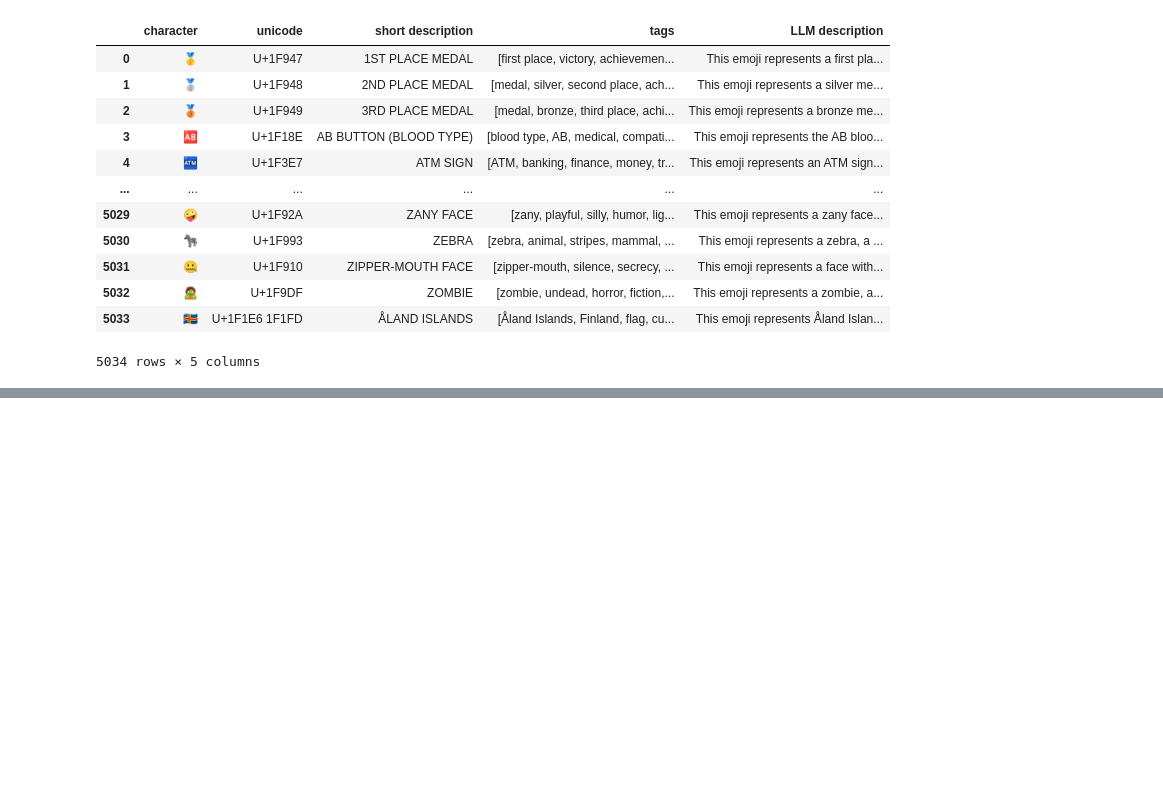
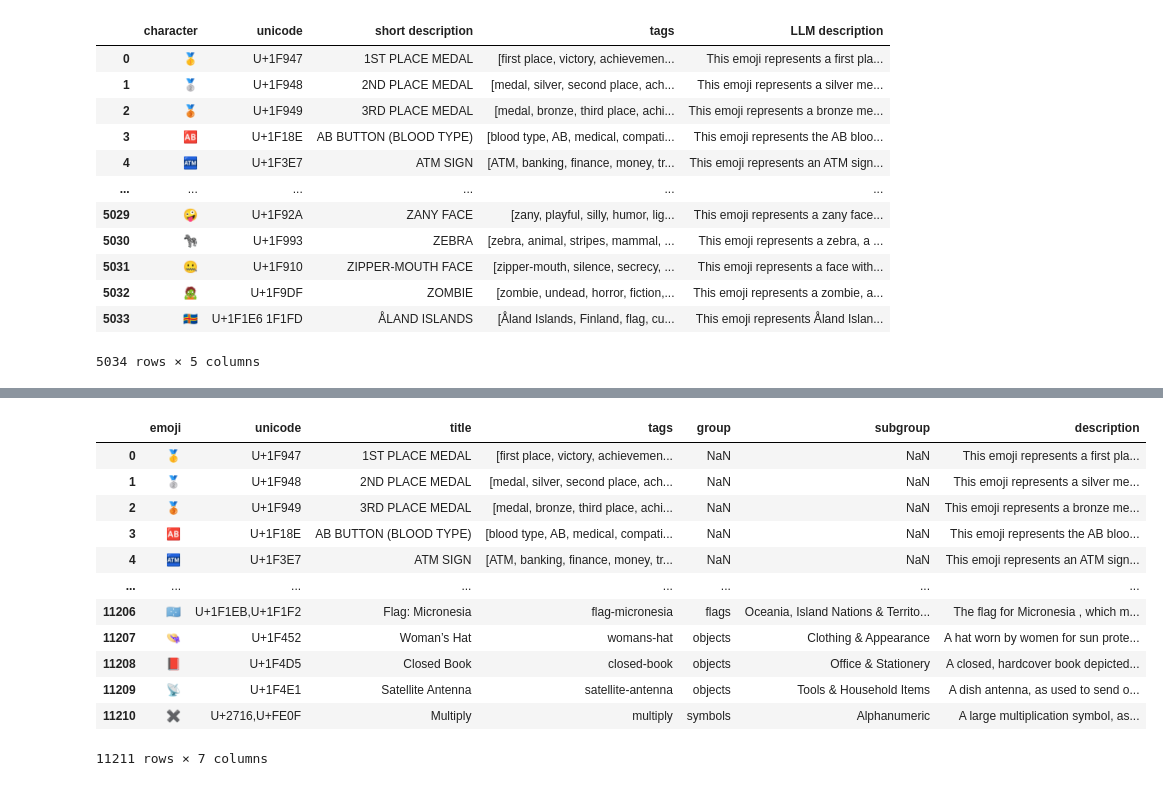
Before and after one commit to LCM-W25-3035/EmojiGen, a Jupyter notebook: Notebooks/EmojiGen.ipynb, the cells around one changed output, grey strips where cells are left out. Saved outputs shown, nothing was run; the diff lists cells and outputs as text; code cells hidden in the pictures; blank space fills up the shorter version.

Commit message:
Merge llm_emoji, openmoji and emojipedia dataframes

```diff
--- a/Notebooks/EmojiGen.ipynb
+++ b/Notebooks/EmojiGen.ipynb
@@ -97,3 +97,11 @@ llm_emoji_df
 # %%
 # Merge the llm_emoji_df, openmoji_df, emojipedia_df based on unicode/hexcode
 # The final df should have unicode, title (short descriotion, annotation), tags, group, subgroup, description)
+new_columns = ['emoji', 'unicode', 'title', 'tags', 'group', 'subgroup', 'description']
+
+llm_emoji_df.info()
+new_order = ['character', 'unicode', 'short description', 'tags', 'LLM description']
+llm_emoji_sm_df = llm_emoji_df[new_order]
+llm_emoji_sm_df.rename(columns={'character':'emoji', 'unicode':'unicode', 'short description':'title',
+'tags':'tags', 'LLM description':'description'}, inplace=True)
+llm_emoji_sm_df.head()
@@ -99,0 +127,7 @@ llm_emoji_df
+# %%
+open_moji_df.info()
+new_order = ['emoji', 'hexcode', 'annotation', 'tags', 'group', 'subgroups']
+open_moji_sm_df = open_moji_df[new_order]
+open_moji_sm_df.rename(columns={'emoji':'emoji', 'hexcode':'unicode', 'annotation':'title',
+'tags':'tags', 'group':'group', 'subgroups':'subgroup'}, inplace=True)
+open_moji_sm_df.head()
@@ -99,0 +158,7 @@ llm_emoji_df
+# %%
+emojipedia_df.info()
+new_order = ['Emoji', 'Codepoints Hex', 'Title', 'DescribedBy', 'Group', 'Subgroup', 'Description']
+emojipedia_sm_df = emojipedia_df[new_order]
+emojipedia_sm_df.rename(columns={'Emoji':'emoji', 'Codepoints Hex':'unicode', 'Title':'title',
+'DescribedBy':'tags', 'Group':'group', 'Subgroup':'subgroup', 'Description':'description'}, inplace=True)
+emojipedia_sm_df.head()
@@ -99,0 +187,26 @@ llm_emoji_df
+# %%
+for col in new_columns:
+    if col not in llm_emoji_sm_df.columns:
+        llm_emoji_sm_df[col] = 'NaN'
+    if col not in open_moji_sm_df.columns:
+        open_moji_sm_df[col] = 'NaN'
+    if col not in emojipedia_sm_df.columns:
+        emojipedia_sm_df[col] = 'NaN'
+
+mixed_df = pd.concat([llm_emoji_sm_df, open_moji_sm_df, emojipedia_sm_df], ignore_index=True)
+mixed_df = mixed_df[new_columns]
+mixed_df
+# %% [output]
+|  | emoji | unicode | title | tags | group | subgroup | description |
+| 0 | 🥇 | U+1F947 | 1ST PLACE MEDAL | [first place, victory, achievemen... | NaN | NaN | This emoji represents a first pla... |
+| 1 | 🥈 | U+1F948 | 2ND PLACE MEDAL | [medal, silver, second place, ach... | NaN | NaN | This emoji represents a silver me... |
+| 2 | 🥉 | U+1F949 | 3RD PLACE MEDAL | [medal, bronze, third place, achi... | NaN | NaN | This emoji represents a bronze me... |
+| 3 | 🆎 | U+1F18E | AB BUTTON (BLOOD TYPE) | [blood type, AB, medical, compati... | NaN | NaN | This emoji represents the AB bloo... |
+| 4 | 🏧 | U+1F3E7 | ATM SIGN | [ATM, banking, finance, money, tr... | NaN | NaN | This emoji represents an ATM sign... |
+| ... | ... | ... | ... | ... | ... | ... | ... |
+| 11206 | 🇫🇲 | U+1F1EB,U+1F1F2 | Flag: Micronesia | flag-micronesia | flags | Oceania, Island Nations & Territo... | The flag for Micronesia , which m... |
+| 11207 | 👒 | U+1F452 | Woman’s Hat | womans-hat | objects | Clothing & Appearance | A hat worn by women for sun prote... |
+| 11208 | 📕 | U+1F4D5 | Closed Book | closed-book | objects | Office & Stationery | A closed, hardcover book depicted... |
+| 11209 | 📡 | U+1F4E1 | Satellite Antenna | satellite-antenna | objects | Tools & Household Items | A dish antenna, as used to send o... |
+| 11210 | ✖️ | U+2716,U+FE0F | Multiply | multiply | symbols | Alphanumeric | A large multiplication symbol, as... |
+11211 rows × 7 columns
```
Also changed, not shown: parts of 3 cells of this notebook.
